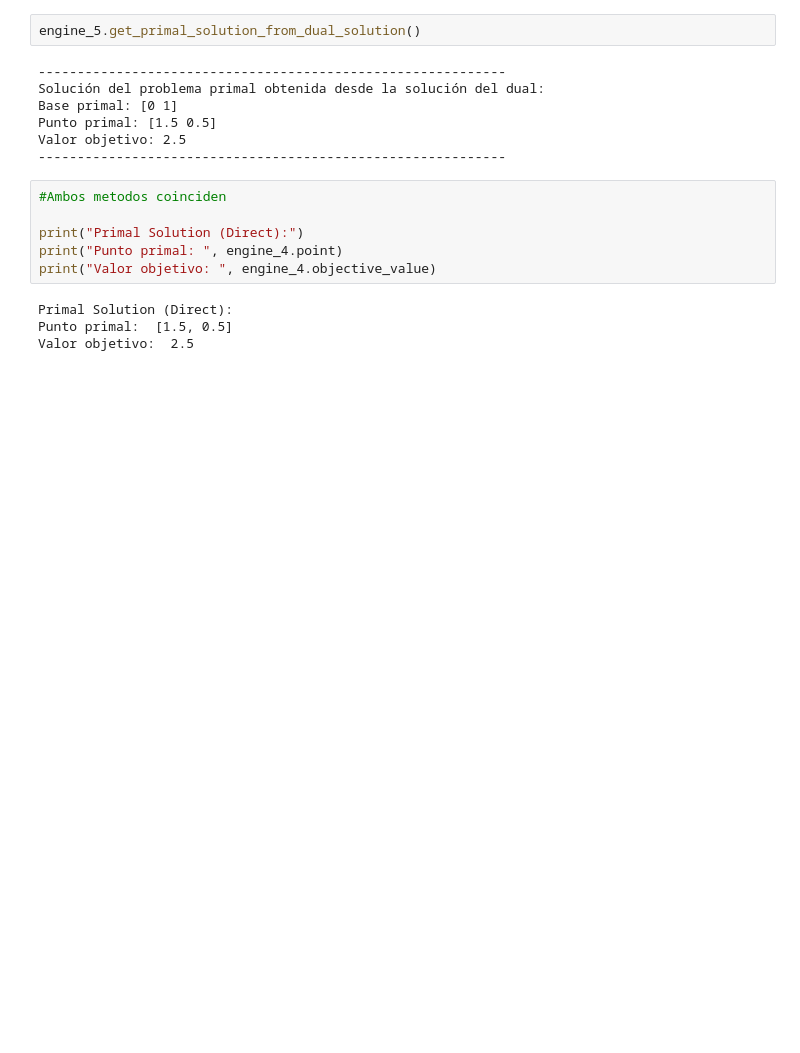
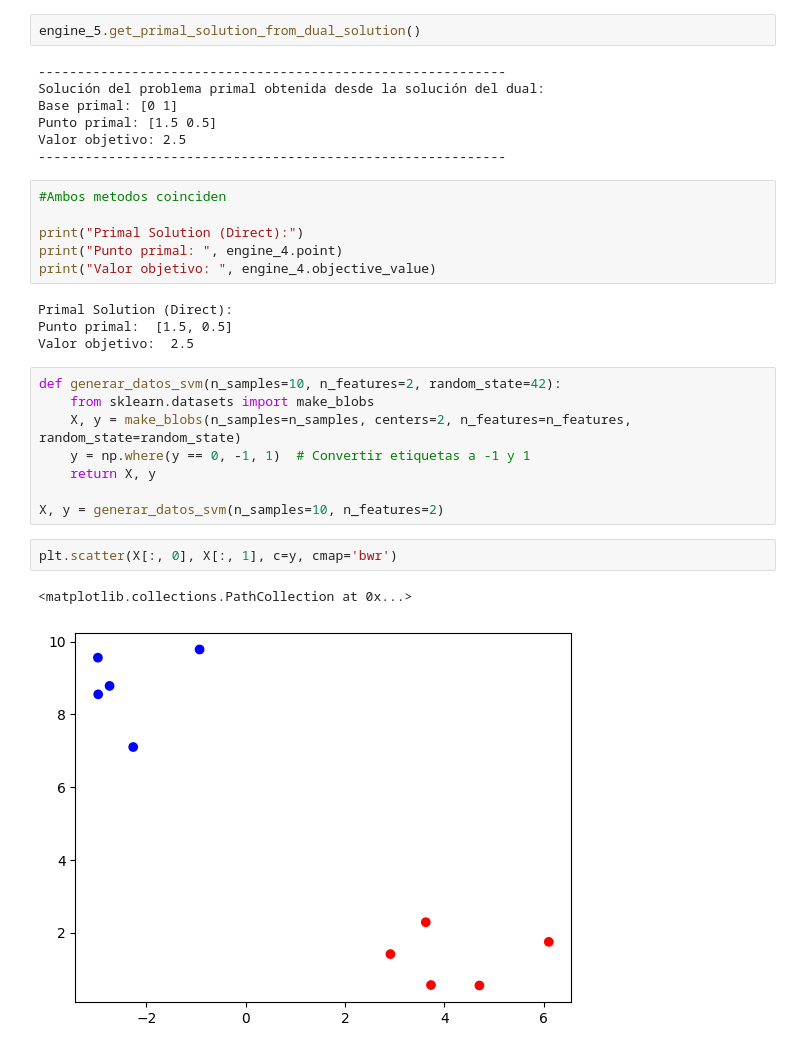
Before and after one commit to JaJeJoTor/io-practica1, a Jupyter notebook: tests_parte_1.ipynb, the cells around one changed output. Cells and saved outputs as stored; diff of their text form; blank space fills up the shorter version.

```diff
--- a/tests_parte_1.ipynb
+++ b/tests_parte_1.ipynb
@@ -244,3 +244,16 @@ print("Valor objetivo: ", engine_4.objective_value)
 Primal Solution (Direct):
 Punto primal:  [1.5, 0.5]
 Valor objetivo:  2.5
+# %%
+def generar_datos_svm(n_samples=10, n_features=2, random_state=42):
+    from sklearn.datasets import make_blobs
+    X, y = make_blobs(n_samples=n_samples, centers=2, n_features=n_features, random_state=random_state)
+    y = np.where(y == 0, -1, 1)  # Convertir etiquetas a -1 y 1
+    return X, y
+
+X, y = generar_datos_svm(n_samples=10, n_features=2)
+# %%
+plt.scatter(X[:, 0], X[:, 1], c=y, cmap='bwr')
+# %% [output]
+<matplotlib.collections.PathCollection at 0x...>
+[figure, added]
```
Also changed, not shown: parts of 2 cells of this notebook, 2 other files.
